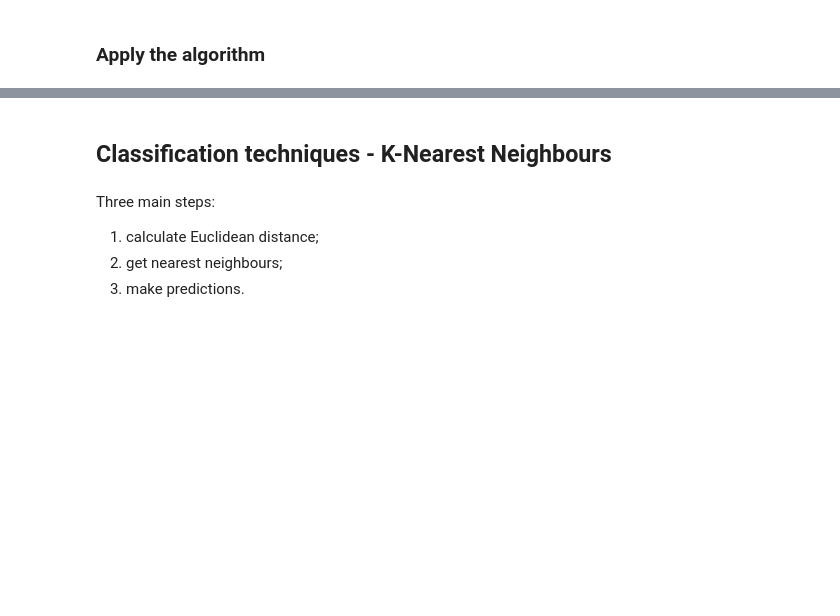
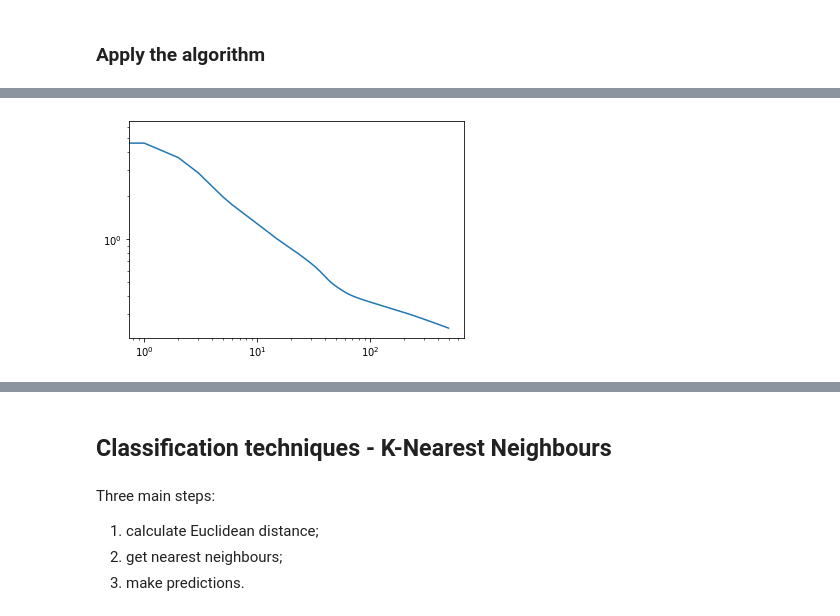
Before and after one commit to MargheritaMusumeci/Credit-card-fraud-detection, a Jupyter notebook: CCFD.ipynb, the cells around one changed output, grey strips where cells are left out. Drawn from its saved outputs; the diff is of its cells as text; code cells hidden in the pictures; blank space fills up the shorter version.

```diff
--- a/CCFD.ipynb
+++ b/CCFD.ipynb
@@ -587,2 +606,3 @@ predictionsLR1 = logistic_regression(training_set1,valid_set)
 # %%
-predictionsLR2 = logistic_regression(training_set2,valid_set)
+predictionsLR2 = logistic_regression(train_set2,valid_set)
+# %% [output]
@@ -589 +610,2 @@ predictionsLR2 = logistic_regression(training_set2,valid_set)
+[figure, added]
 # %%
```
Also changed, not shown: parts of 109 cells of this notebook.
